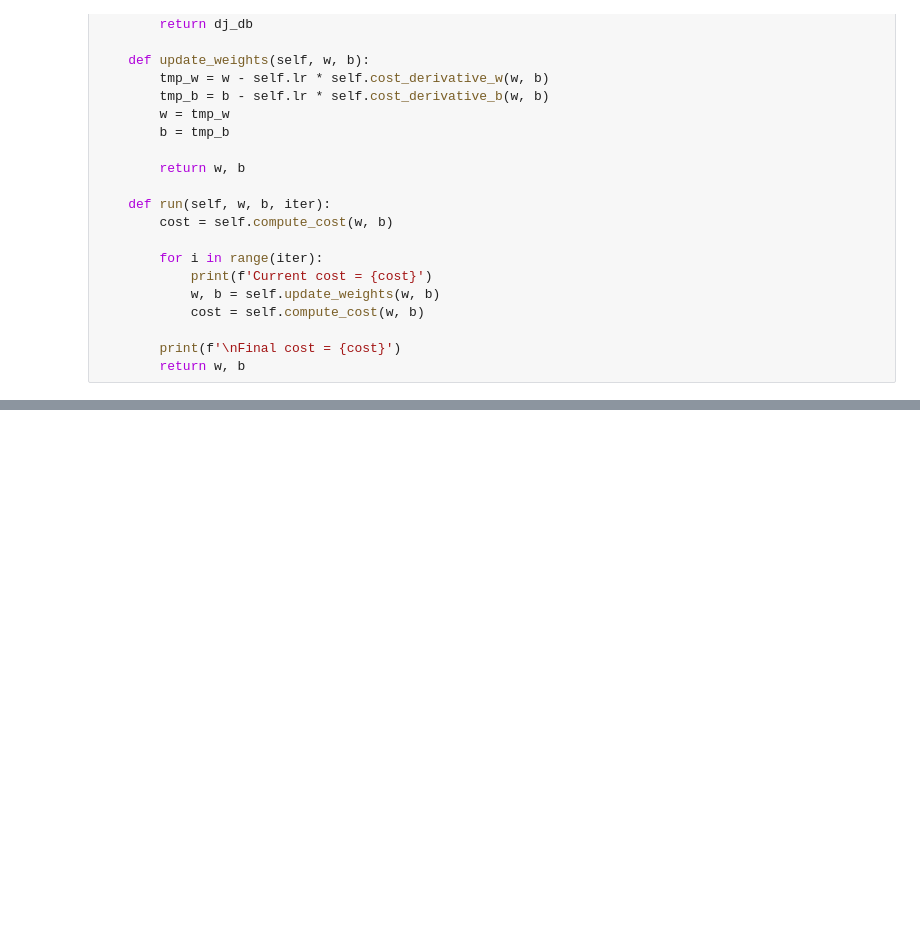
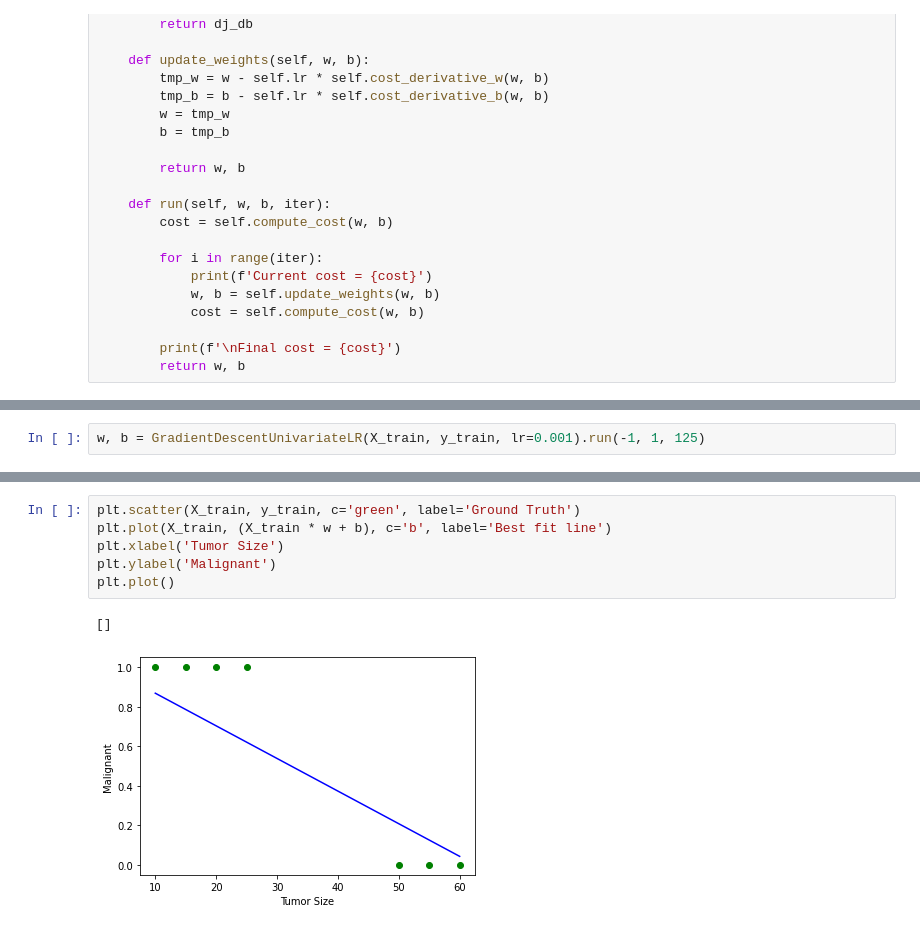
Before and after one commit to ammarlodhi255/supervised-learning-from-scratch, a Jupyter notebook: classification/using_linear_regression_to_solve_classification.ipynb, the cells around one changed output, grey strips where cells are left out. Saved outputs shown, nothing was run; the diff lists cells and outputs as text; blank space fills up the shorter version.

```diff
--- a/classification/using_linear_regression_to_solve_classification.ipynb
+++ b/classification/using_linear_regression_to_solve_classification.ipynb
@@ -64,0 +75,2 @@ class GradientDescentUnivariateLR():
+# %%
+w, b = GradientDescentUnivariateLR(X_train, y_train, lr=0.001).run(-1, 1, 125)
@@ -64,0 +95,9 @@ class GradientDescentUnivariateLR():
+# %%
+plt.scatter(X_train, y_train, c='green', label='Ground Truth')
+plt.plot(X_train, (X_train * w + b), c='b', label='Best fit line')
+plt.xlabel('Tumor Size')
+plt.ylabel('Malignant')
+plt.plot()
+# %% [output]
+[]
+[figure, added]
```
Also changed, not shown: parts of 3 cells of this notebook.
